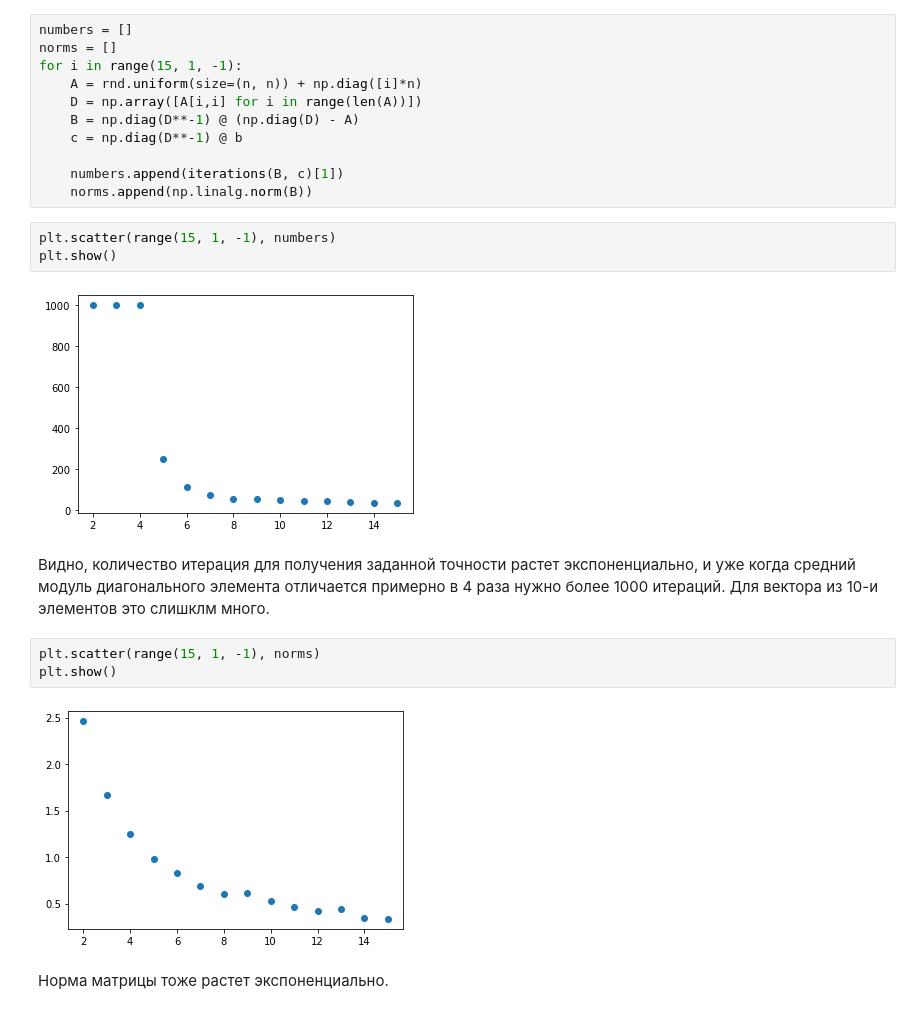
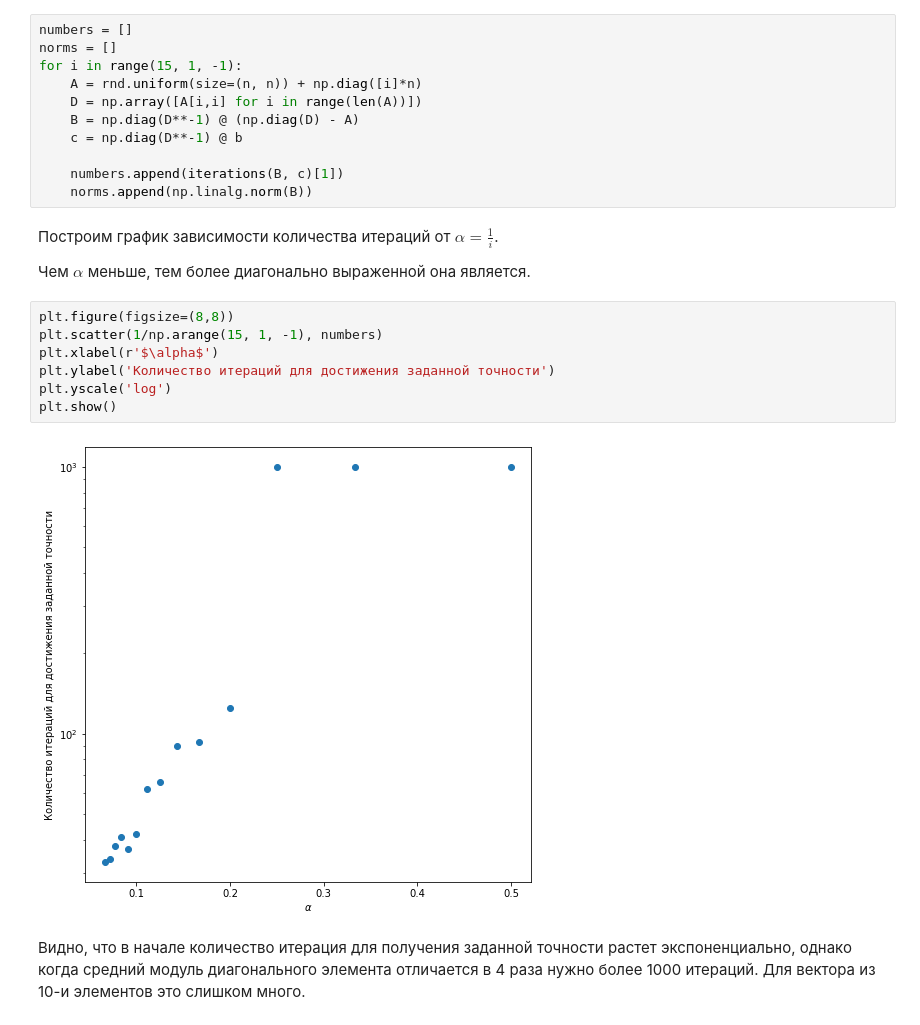
Before and after one commit to SvMixa/HSE_computational_physics, a Jupyter notebook: Home_work_6_Svintsov_M..ipynb, the cells around one changed output. Cells and saved outputs as stored; diff of their text form.

Commit message:
Add files via upload
Исправил 4-ый номер в более понятный вид.

```diff
--- a/Home_work_6_Svintsov_M..ipynb
+++ b/Home_work_6_Svintsov_M..ipynb
@@ -256,17 +261,18 @@ for i in range(15, 1, -1):
 
     numbers.append(iterations(B, c)[1])
     norms.append(np.linalg.norm(B))
-# %%
-plt.scatter(range(15, 1, -1), numbers)
-plt.show()
-# %% [output]
-[figure, removed]
+# %% [markdown]
+Построим график зависимости количества итераций от $\alpha = \frac{1}{i}$.
+
+Чем $\alpha$ меньше, тем более диагонально выраженной она является.
+# %%
+plt.figure(figsize=(8,8))
+plt.scatter(1/np.arange(15, 1, -1), numbers)
+plt.xlabel(r'$\alpha$')
+plt.ylabel('Количество итераций для достижения заданной точности')
+plt.yscale('log')
+plt.show()
+# %% [output]
+[figure, added]
 # %% [markdown]
-Видно, количество итерация для получения заданной точности растет экспоненциально, и уже когда средний модуль диагонального элемента отличается примерно в 4 раза нужно более 1000 итераций. Для вектора из 10-и элементов это слишклм много.
+Видно, что в начале количество итерация для получения заданной точности растет экспоненциально, однако когда средний модуль диагонального элемента отличается в 4 раза нужно более 1000 итераций. Для вектора из 10-и элементов это слишком много.
-# %%
-plt.scatter(range(15, 1, -1), norms)
-plt.show()
-# %% [output]
-[figure, removed]
-# %% [markdown]
-Норма матрицы тоже растет экспоненциально.
```
Also changed, not shown: parts of 19 cells of this notebook.
